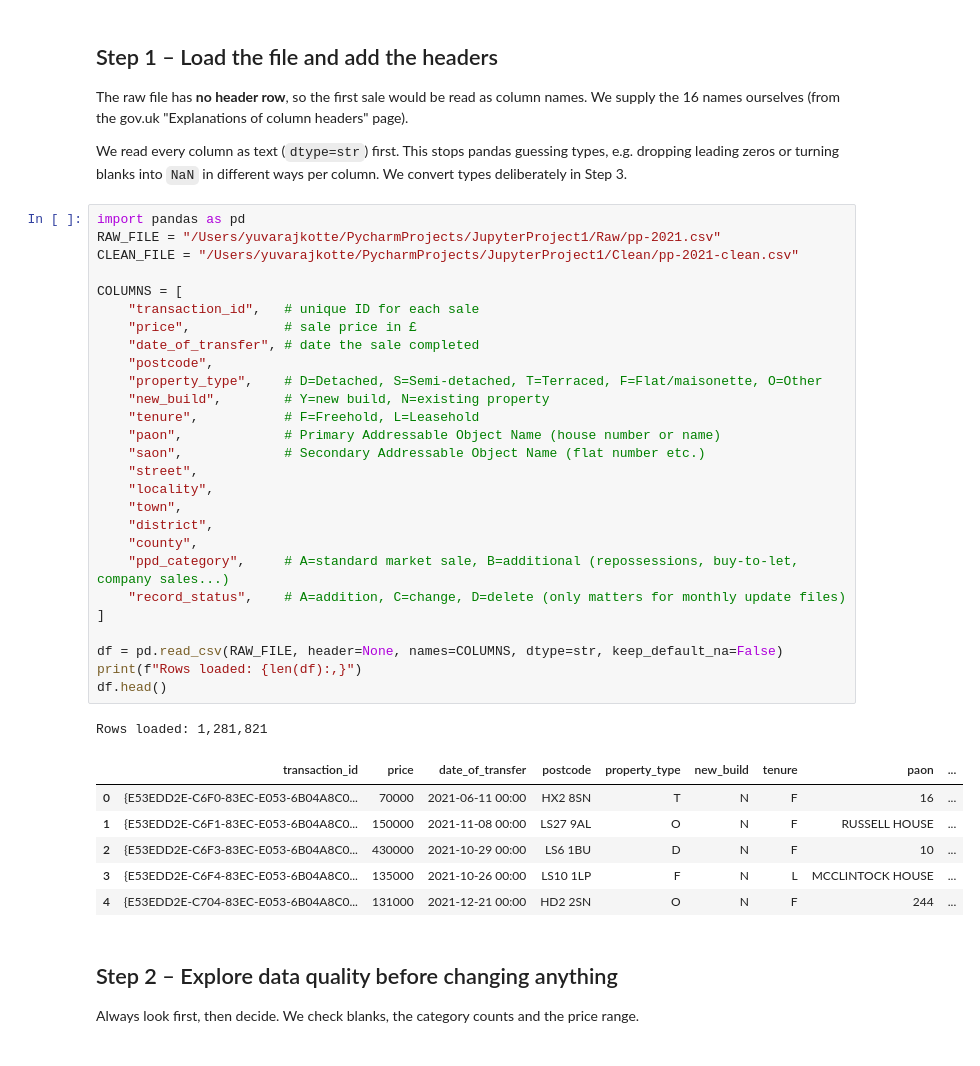
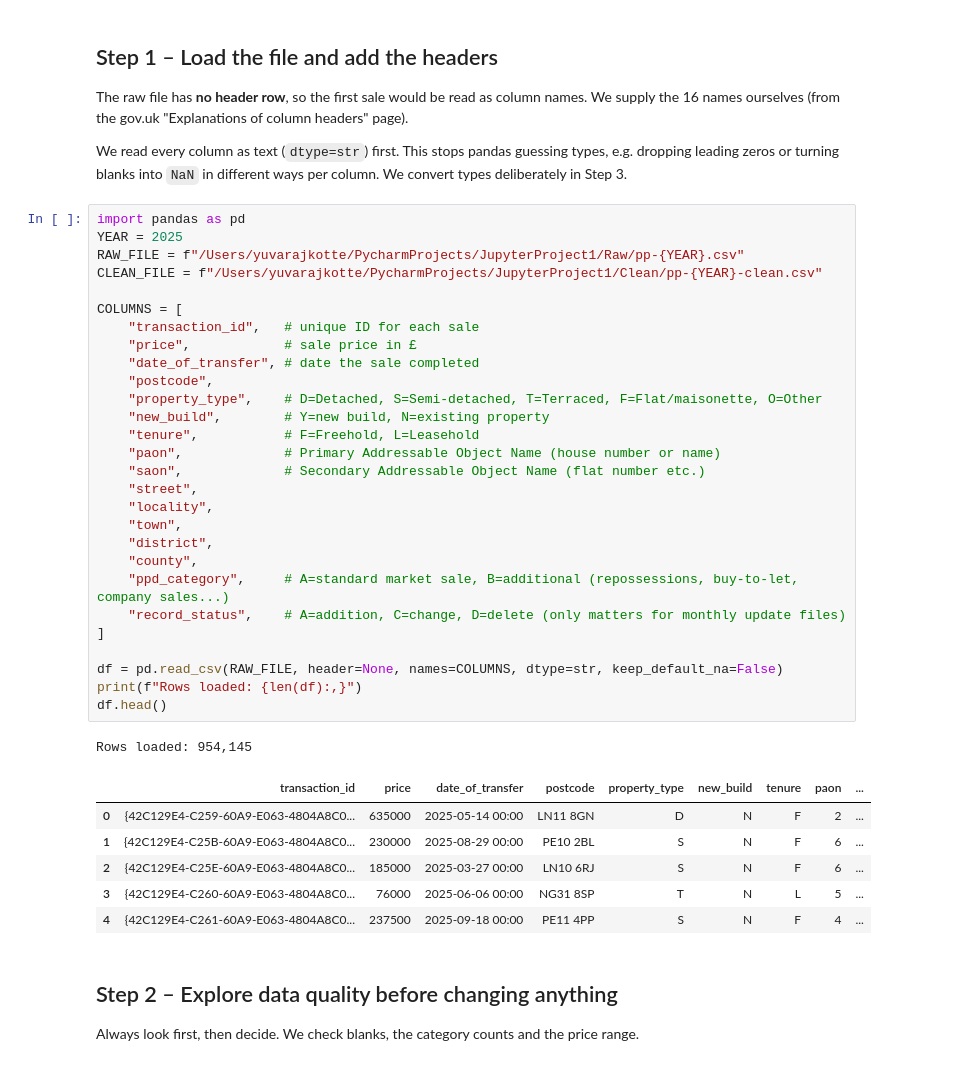
Before and after one commit to yuvaraj132002/uk-house-prices, a Jupyter notebook: uk_house_prices/01_clean_price_paid.ipynb, the cells around one changed output. Saved outputs shown, nothing was run; the diff lists cells and outputs as text.

Commit message:
Clean all years 2021-2025 and save cleaning logs

```diff
--- a/uk_house_prices/01_clean_price_paid.ipynb
+++ b/uk_house_prices/01_clean_price_paid.ipynb
@@ -14,39 +14,40 @@ The raw file has **no header row**, so the first sale would be read as column na
 We read every column as text (`dtype=str`) first. This stops pandas guessing types, e.g. dropping leading zeros or turning blanks into `NaN` in different ways per column. We convert types deliberately in Step 3.
 # %%
 import pandas as pd
-RAW_FILE = "/Users/yuvarajkotte/PycharmProjects/JupyterProject1/Raw/pp-2021.csv"
-CLEAN_FILE = "/Users/yuvarajkotte/PycharmProjects/JupyterProject1/Clean/pp-2021-clean.csv"
+YEAR = 2025
+RAW_FILE = f"/Users/yuvarajkotte/PycharmProjects/JupyterProject1/Raw/pp-{YEAR}.csv"
+CLEAN_FILE = f"/Users/yuvarajkotte/PycharmProjects/JupyterProject1/Clean/pp-{YEAR}-clean.csv"
 
 COLUMNS = [
     "transaction_id",   # unique ID for each sale
     "price",            # sale price in £
     "date_of_transfer", # date the sale completed
     "postcode",
     "property_type",    # D=Detached, S=Semi-detached, T=Terraced, F=Flat/maisonette, O=Other
     "new_build",        # Y=new build, N=existing property
     "tenure",           # F=Freehold, L=Leasehold
     "paon",             # Primary Addressable Object Name (house number or name)
     "saon",             # Secondary Addressable Object Name (flat number etc.)
     "street",
     "locality",
     "town",
     "district",
     "county",
     "ppd_category",     # A=standard market sale, B=additional (repossessions, buy-to-let, company sales...)
     "record_status",    # A=addition, C=change, D=delete (only matters for monthly update files)
 ]
 
 df = pd.read_csv(RAW_FILE, header=None, names=COLUMNS, dtype=str, keep_default_na=False)
 print(f"Rows loaded: {len(df):,}")
 df.head()
 # %% [output]
-Rows loaded: 1,281,821
+Rows loaded: 954,145
 |  | transaction_id | price | date_of_transfer | postcode | property_type | new_build | tenure | paon | ... |
-| 0 | {E53EDD2E-C6F0-83EC-E053-6B04A8C0... | 70000 | 2021-06-11 00:00 | HX2 8SN | T | N | F | 16 | ... |
-| 1 | {E53EDD2E-C6F1-83EC-E053-6B04A8C0... | 150000 | 2021-11-08 00:00 | LS27 9AL | O | N | F | RUSSELL HOUSE | ... |
-| 2 | {E53EDD2E-C6F3-83EC-E053-6B04A8C0... | 430000 | 2021-10-29 00:00 | LS6 1BU | D | N | F | 10 | ... |
-| 3 | {E53EDD2E-C6F4-83EC-E053-6B04A8C0... | 135000 | 2021-10-26 00:00 | LS10 1LP | F | N | L | MCCLINTOCK HOUSE | ... |
-| 4 | {E53EDD2E-C704-83EC-E053-6B04A8C0... | 131000 | 2021-12-21 00:00 | HD2 2SN | O | N | F | 244 | ... |
+| 0 | {42C129E4-C259-60A9-E063-4804A8C0... | 635000 | 2025-05-14 00:00 | LN11 8GN | D | N | F | 2 | ... |
+| 1 | {42C129E4-C25B-60A9-E063-4804A8C0... | 230000 | 2025-08-29 00:00 | PE10 2BL | S | N | F | 6 | ... |
+| 2 | {42C129E4-C25E-60A9-E063-4804A8C0... | 185000 | 2025-03-27 00:00 | LN10 6RJ | S | N | F | 6 | ... |
+| 3 | {42C129E4-C260-60A9-E063-4804A8C0... | 76000 | 2025-06-06 00:00 | NG31 8SP | T | N | L | 5 | ... |
+| 4 | {42C129E4-C261-60A9-E063-4804A8C0... | 237500 | 2025-09-18 00:00 | PE11 4PP | S | N | F | 4 | ... |
 # %% [markdown]
 ## Step 2 – Explore data quality before changing anything
 
```
Also changed, not shown: parts of 15 cells of this notebook.
